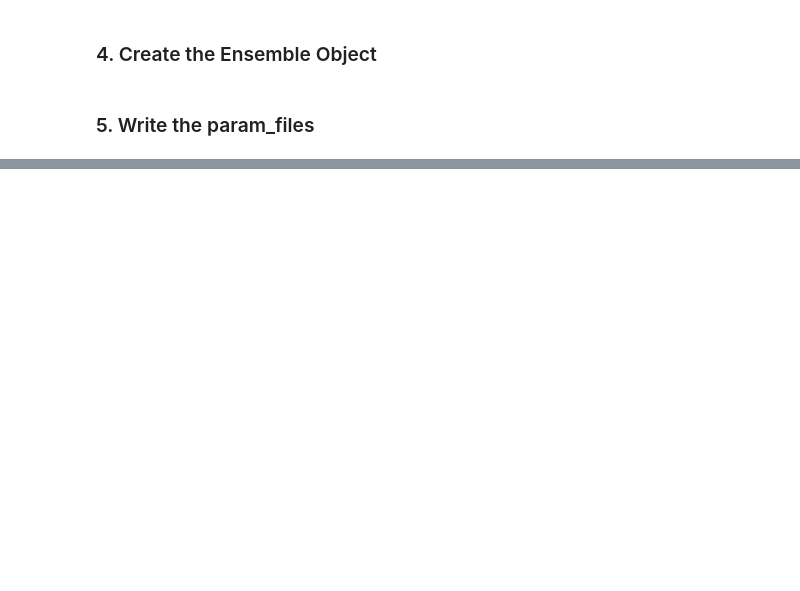
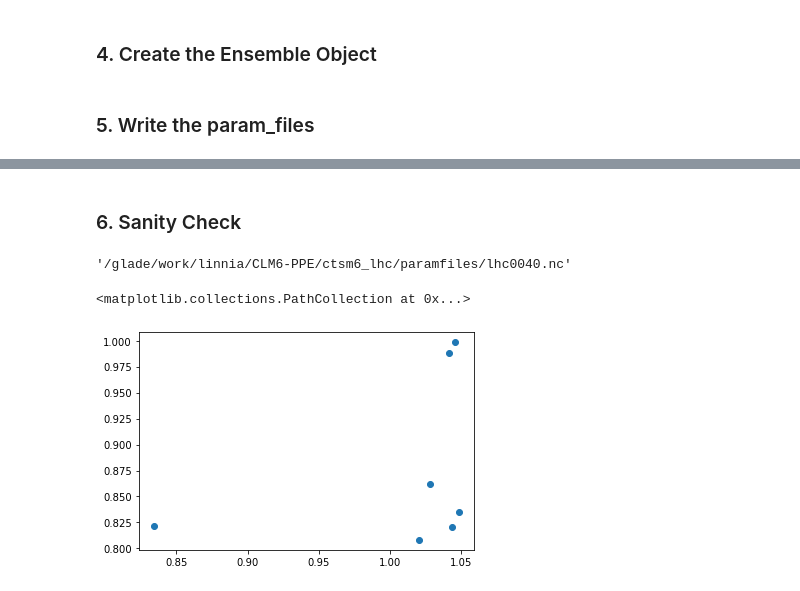
Before and after one commit to NCAR/ctsm6_ppe, a Jupyter notebook: gen_ensembles/gen_paramfiles/generate_paramfiles_lhc.ipynb, the cells around one changed output, grey strips where cells are left out. Cells and saved outputs as stored; diff of their text form; code cells hidden in the pictures; blank space fills up the shorter version.

```diff
--- a/gen_ensembles/gen_paramfiles/generate_paramfiles_lhc.ipynb
+++ b/gen_ensembles/gen_paramfiles/generate_paramfiles_lhc.ipynb
@@ -44,5 +27,7 @@ TAU = ['bgc_tau_s1','bgc_tau_s2','bgc_tau_s3']
 RF_LS = ['bgc_rf_l1s1','bgc_rf_l2s1','bgc_rf_l3s2']
 RF_SS = ['bgc_rf_s2s1', 'bgc_rf_s2s3', 'bgc_rf_s3s1']
 RF_CWD = ['rf_cwdl2', 'bgc_rf_cwdl3']
+
+flagged_dict = {'KCN':KCN,'ACCLIM_SF':ACCLIM_SF,'TAU':TAU,'RF_LS':RF_LS,'RF_SS':RF_SS,'RF_CWD':RF_CWD}
 # %% [markdown]
 ### 2. Build Parameter Dictionary
@@ -109,3 +62,16 @@ np.shape(exp1)
+# %%
+lhcs = {}
+for param,flag in zip(params,flags):
+
+    if not pd.notnull(flag):
+        thismin,thismax,thisloc = get_minmax(df,param)
+        lhcs[param]={'min':thismin,'max':thismax,'loc':thisloc,'flagged':[]}
+    else:
+        flagged={}
+        for p in flagged_dict[param]:
+            thismin,thismax,thisloc = get_minmax(df_flagged,p)
+            flagged[p]={'min':thismin,'max':thismax,'loc':thisloc}
+        lhcs[param]={'min':[],'max':[],'loc':thisloc,'flagged':flagged}
 # %% [markdown]
 ### 4. Create the Ensemble Object
 # %%
@@ -142 +108,3 @@ Change: 2023-04-19 14:51:40.496293794 -0600
  Birth: -
+# %% [markdown]
+### 6. Sanity Check
@@ -142,0 +113,19 @@ Change: 2023-04-19 14:51:40.496293794 -0600
+# %%
+in_dir = exp_dir + 'paramfiles/'
+filelist= np.sort(glob.glob(os.path.join(in_dir, '*')))
+# %%
+filelist[40]
+# %% [output]
+'/glade/work/linnia/CLM6-PPE/ctsm6_lhc/paramfiles/lhc0040.nc'
+# %%
+check = np.empty([7,3])
+for j,f in enumerate([40,85,1166,1286,1323,236,1389]):
+    par = xr.open_dataset(filelist[f])
+    for i,p in enumerate(['bsw_sf','hksat_sf','watsat_sf']):
+        val = par[p]
+        check[j,i] = val
+# %%
+plt.scatter(check[:,0],check[:,2])
+# %% [output]
+<matplotlib.collections.PathCollection at 0x...>
+[figure, added]
```
Also changed, not shown: parts of 20 cells of this notebook, 20 other files.
